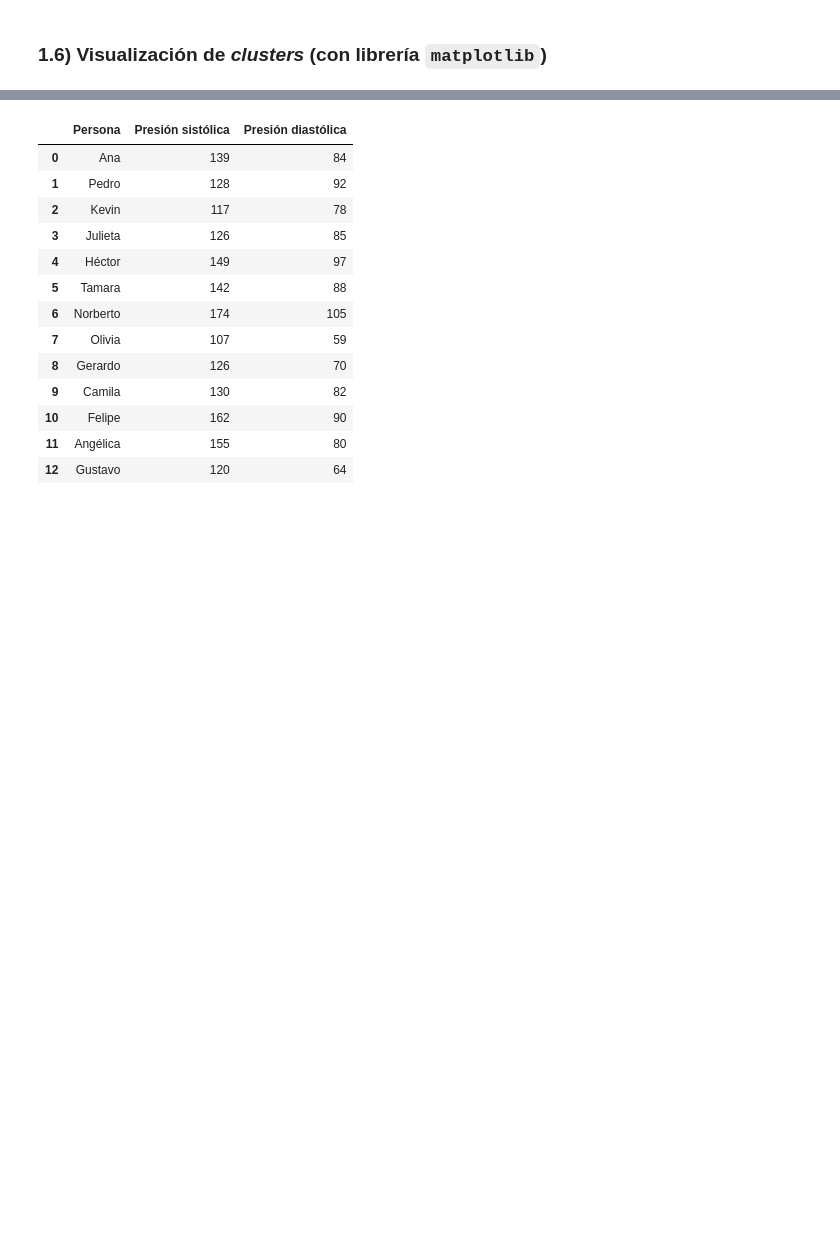
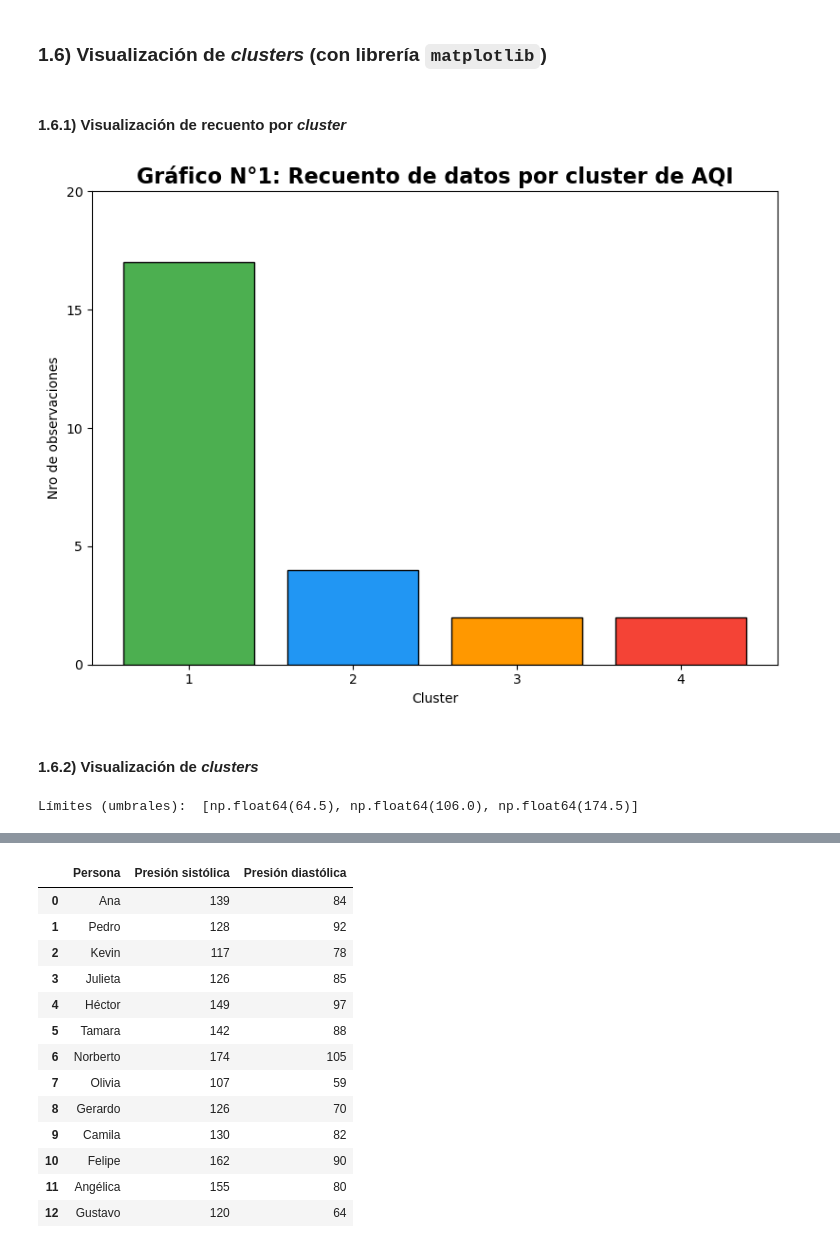
Before and after one commit to Relaxingmusic0474/CK-Means, a Jupyter notebook: ckmeans_ejemplo_inventado.ipynb, the cells around one changed output, grey strips where cells are left out. Cells and saved outputs as stored; diff of their text form; code cells hidden in the pictures; blank space fills up the shorter version.

```diff
--- a/ckmeans_ejemplo_inventado.ipynb
+++ b/ckmeans_ejemplo_inventado.ipynb
@@ -332,2 +336,39 @@ analysis_clustering_AQIs_df
 # %% [markdown]
 ### 1.6) Visualización de _clusters_ (con librería `matplotlib`)
+# %% [markdown]
+#### 1.6.1) Visualización de recuento por _cluster_
+# %%
+plt.figure(figsize=(8, 6))
+
+AQI_clusters_ids = analysis_clustering_AQIs_df["Nro. de cluster"]
+counts = analysis_clustering_AQIs_df["Recuento de datos"]
+colors = ["#4CAF50", "#2196F3", "#FF9800", "#F44336"]
+
+bars = plt.bar(AQI_clusters_ids, counts, color=colors, edgecolor="black")
+
+plt.xticks(AQI_clusters_ids)
+plt.yticks(range(0, 21, 5))
+plt.ylim(0, 20)
+
+plt.xlabel("Cluster")
+plt.ylabel("Nro de observaciones")
+
+plt.title("Gráfico N°1: Recuento de datos por cluster de AQI", fontsize=16, fontweight="bold")
+
+plt.tight_layout()
+plt.show()
+# %% [output]
+[figure, added]
+# %% [markdown]
+#### 1.6.2) Visualización de _clusters_
+# %%
+cuts = []
+
+for i in range(len(AQI_clusters) - 1):
+    a = AQI_clusters[i][-1]
+    b = AQI_clusters[i+1][0]
+    cuts.append((np.array([a, b]).mean()))
+
+print("Límites (umbrales): ", cuts)
+# %% [output]
+Límites (umbrales):  [np.float64(64.5), np.float64(106.0), np.float64(174.5)]
```
Also changed, not shown: parts of 19 cells of this notebook, 1 other file.
